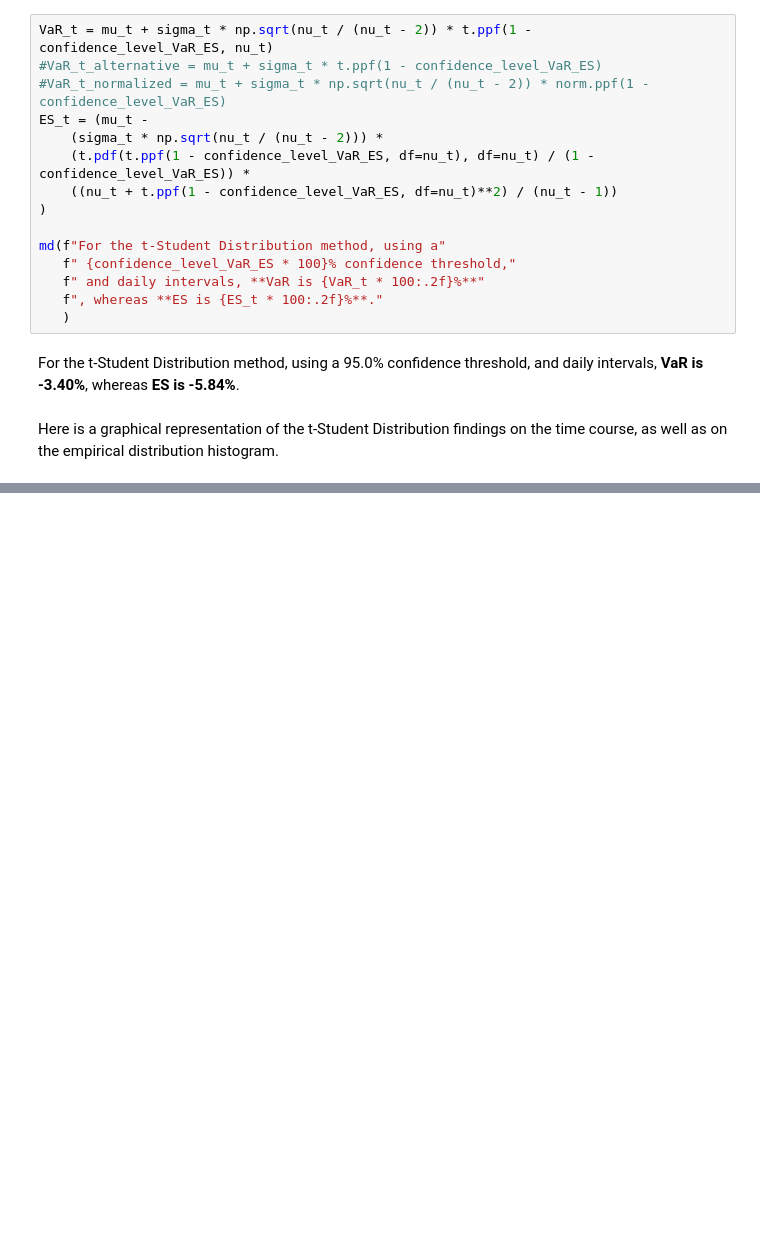
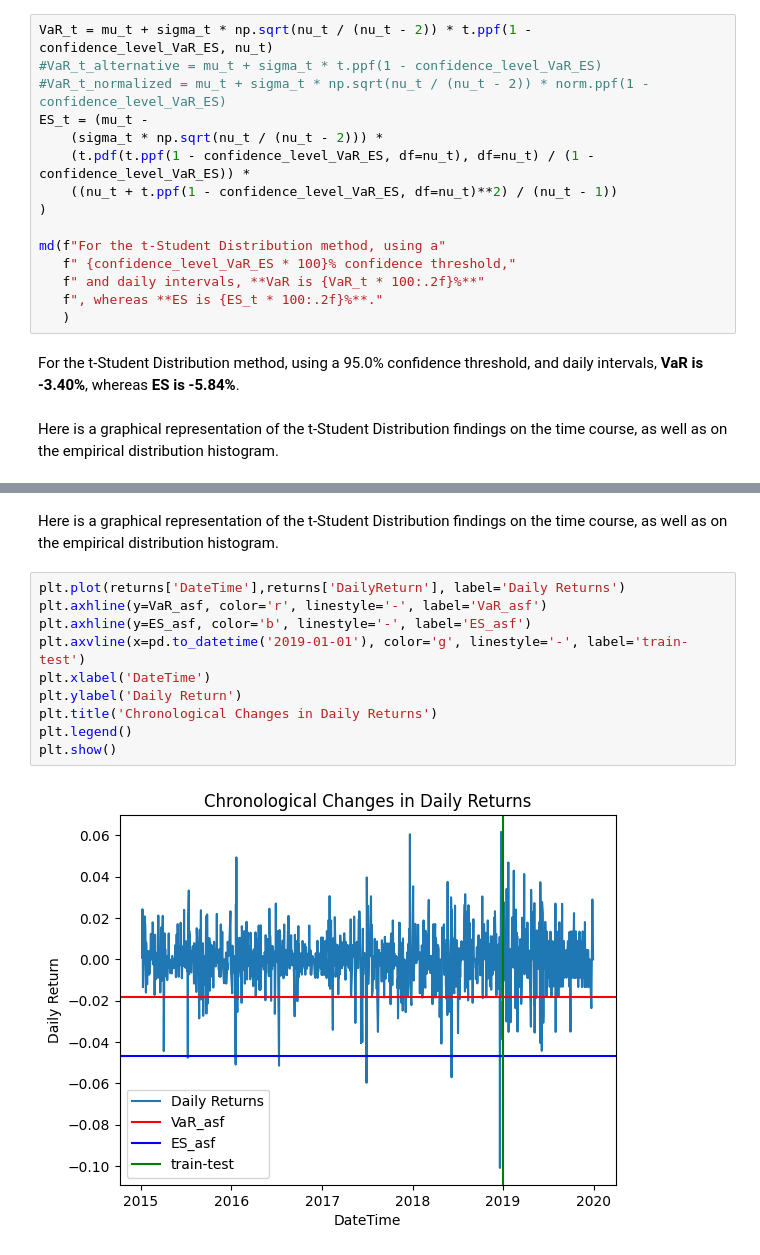
Before and after one commit to nvalexander/DataAnalysisProjects, a Jupyter notebook: bues-finmodel-final/var.ipynb, the cells around one changed output, grey strips where cells are left out. Saved outputs shown, nothing was run; the diff lists cells and outputs as text; blank space fills up the shorter version.

```diff
--- a/bues-finmodel-final/var.ipynb
+++ b/bues-finmodel-final/var.ipynb
@@ -656,0 +849,14 @@ Thus, the VaR estimates based on the Normal Distribution hypothesis are acceptab
+# %% [markdown]
+Here is a graphical representation of the t-Student Distribution findings on the time course, as well as on the empirical distribution histogram.
+# %%
+plt.plot(returns['DateTime'],returns['DailyReturn'], label='Daily Returns')
+plt.axhline(y=VaR_asf, color='r', linestyle='-', label='VaR_asf')
+plt.axhline(y=ES_asf, color='b', linestyle='-', label='ES_asf')
+plt.axvline(x=pd.to_datetime('2019-01-01'), color='g', linestyle='-', label='train-test')
+plt.xlabel('DateTime')
+plt.ylabel('Daily Return')
+plt.title('Chronological Changes in Daily Returns')
+plt.legend()
+plt.show()
+# %% [output]
+[figure, added]
```
Also changed, not shown: parts of 96 cells of this notebook, 1 other file.
